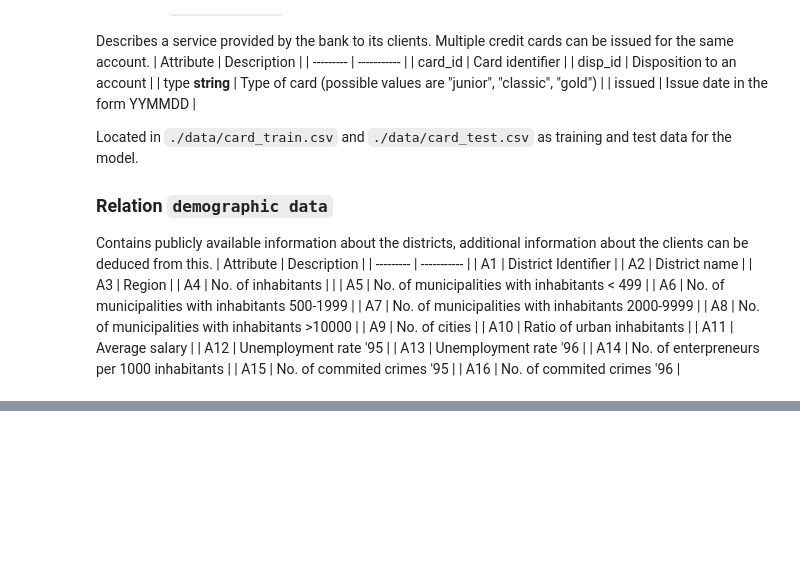
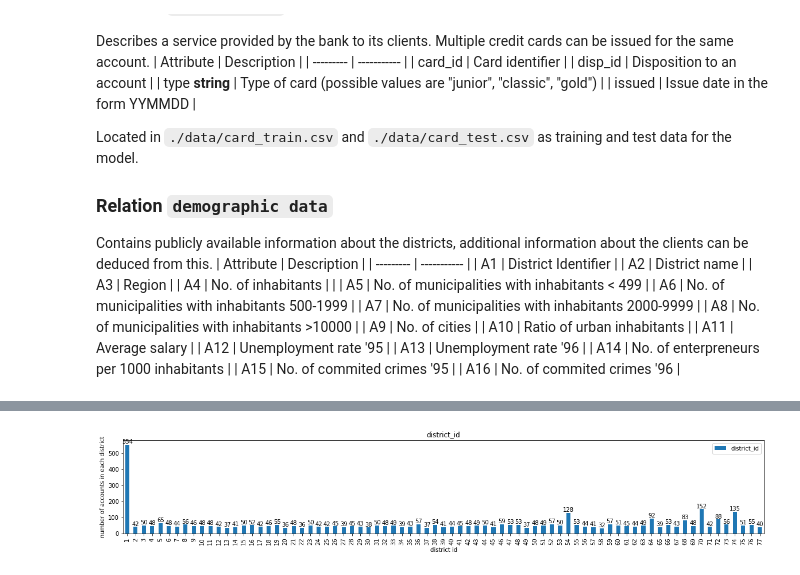
Before and after one commit to Goncalo101/FEUP-CAC, a Jupyter notebook: 02-Data-Understanding.ipynb, the cells around one changed output, grey strips where cells are left out. Cells and saved outputs as stored; diff of their text form; code cells hidden in the pictures; blank space fills up the shorter version.

```diff
--- a/02-Data-Understanding.ipynb
+++ b/02-Data-Understanding.ipynb
@@ -118,0 +180,13 @@ Contains publicly available information about the districts, additional informat
+# %%
+district_id = account_df['district_id'].value_counts(dropna=False).sort_index()
+ax = district_id.plot.bar(
+    title='district_id',
+    legend=True,
+    xlabel='district id',
+    ylabel='number of accounts in each district',
+    figsize=(20, 3)
+)
+ax.bar_label(ax.containers[0])
+plt.show()
+# %% [output]
+[figure, added]
```
Also changed, not shown: parts of 10 cells of this notebook.
